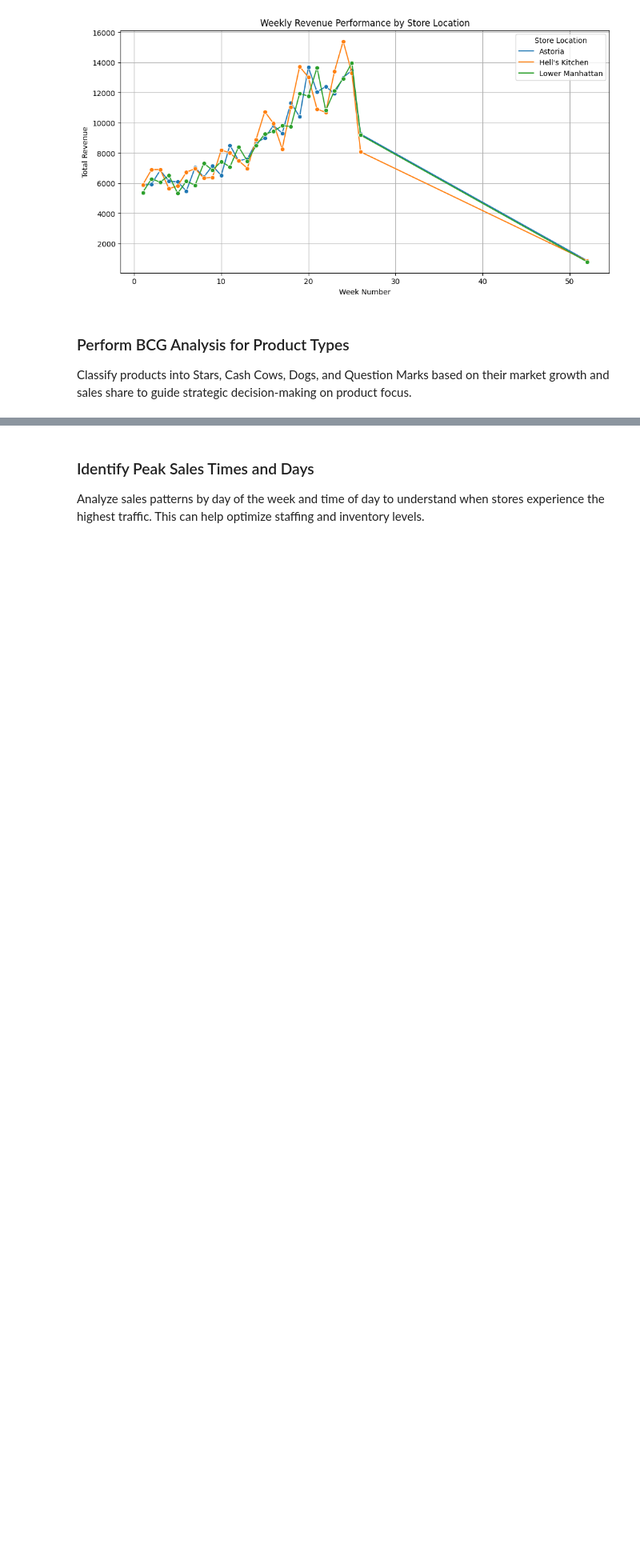
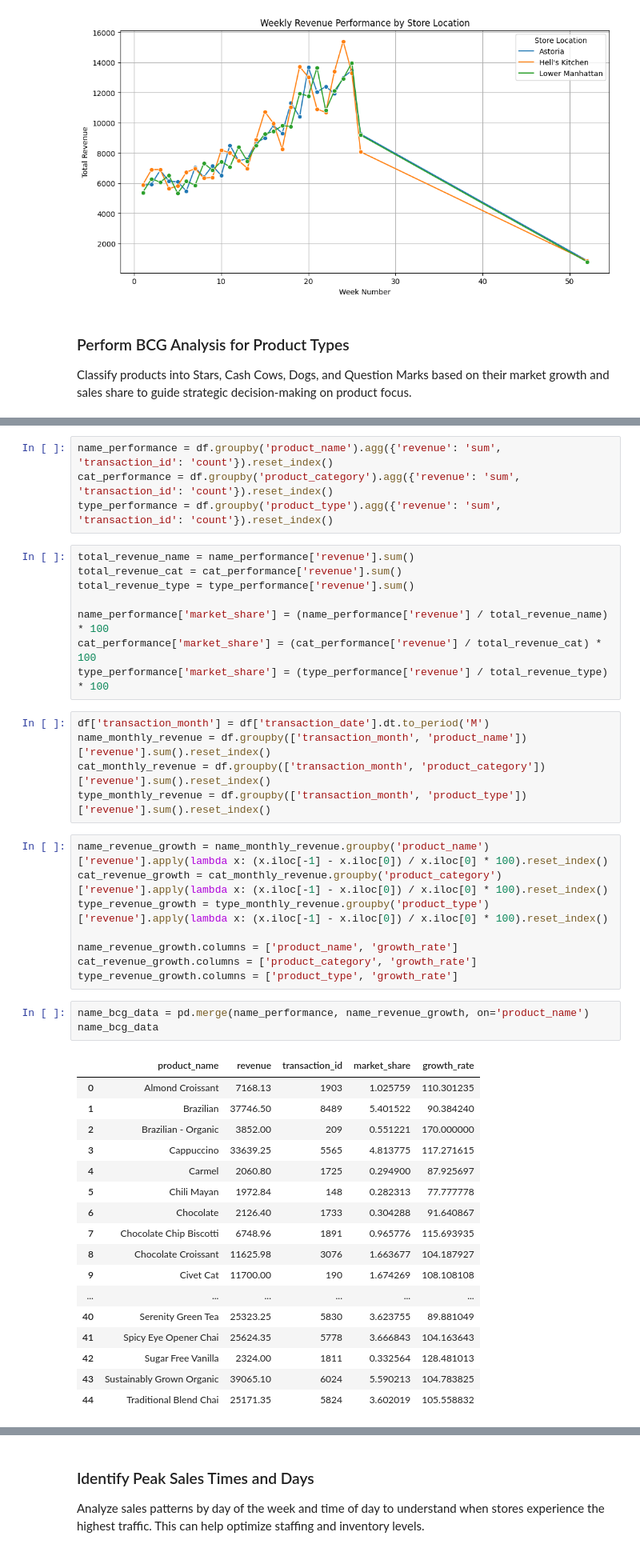
Before and after one commit to JinnOppa/Data-Analysis-Portfolio, a Jupyter notebook: coffee-shop-sales/project2.ipynb, the cells around one changed output, grey strips where cells are left out. Shown at 80% size. Cells and saved outputs as stored; diff of their text form; blank space fills up the shorter version.

```diff
--- a/coffee-shop-sales/project2.ipynb
+++ b/coffee-shop-sales/project2.ipynb
@@ -495,0 +539,46 @@ Classify products into Stars, Cash Cows, Dogs, and Question Marks based on their
+# %%
+name_performance = df.groupby('product_name').agg({'revenue': 'sum', 'transaction_id': 'count'}).reset_index()
+cat_performance = df.groupby('product_category').agg({'revenue': 'sum', 'transaction_id': 'count'}).reset_index()
+type_performance = df.groupby('product_type').agg({'revenue': 'sum', 'transaction_id': 'count'}).reset_index()
+# %%
+total_revenue_name = name_performance['revenue'].sum()
+total_revenue_cat = cat_performance['revenue'].sum()
+total_revenue_type = type_performance['revenue'].sum()
+
+name_performance['market_share'] = (name_performance['revenue'] / total_revenue_name) * 100
+cat_performance['market_share'] = (cat_performance['revenue'] / total_revenue_cat) * 100
+type_performance['market_share'] = (type_performance['revenue'] / total_revenue_type) * 100
+# %%
+df['transaction_month'] = df['transaction_date'].dt.to_period('M')
+name_monthly_revenue = df.groupby(['transaction_month', 'product_name'])['revenue'].sum().reset_index()
+cat_monthly_revenue = df.groupby(['transaction_month', 'product_category'])['revenue'].sum().reset_index()
+type_monthly_revenue = df.groupby(['transaction_month', 'product_type'])['revenue'].sum().reset_index()
+# %%
+name_revenue_growth = name_monthly_revenue.groupby('product_name')['revenue'].apply(lambda x: (x.iloc[-1] - x.iloc[0]) / x.iloc[0] * 100).reset_index()
+cat_revenue_growth = cat_monthly_revenue.groupby('product_category')['revenue'].apply(lambda x: (x.iloc[-1] - x.iloc[0]) / x.iloc[0] * 100).reset_index()
+type_revenue_growth = type_monthly_revenue.groupby('product_type')['revenue'].apply(lambda x: (x.iloc[-1] - x.iloc[0]) / x.iloc[0] * 100).reset_index()
+
+name_revenue_growth.columns = ['product_name', 'growth_rate']
+cat_revenue_growth.columns = ['product_category', 'growth_rate']
+type_revenue_growth.columns = ['product_type', 'growth_rate']
+# %%
+name_bcg_data = pd.merge(name_performance, name_revenue_growth, on='product_name')
+name_bcg_data
+# %% [output]
+|  | product_name | revenue | transaction_id | market_share | growth_rate |
+| 0 | Almond Croissant | 7168.13 | 1903 | 1.025759 | 110.301235 |
+| 1 | Brazilian | 37746.50 | 8489 | 5.401522 | 90.384240 |
+| 2 | Brazilian - Organic | 3852.00 | 209 | 0.551221 | 170.000000 |
+| 3 | Cappuccino | 33639.25 | 5565 | 4.813775 | 117.271615 |
+| 4 | Carmel | 2060.80 | 1725 | 0.294900 | 87.925697 |
+| 5 | Chili Mayan | 1972.84 | 148 | 0.282313 | 77.777778 |
+| 6 | Chocolate | 2126.40 | 1733 | 0.304288 | 91.640867 |
+| 7 | Chocolate Chip Biscotti | 6748.96 | 1891 | 0.965776 | 115.693935 |
+| 8 | Chocolate Croissant | 11625.98 | 3076 | 1.663677 | 104.187927 |
+| 9 | Civet Cat | 11700.00 | 190 | 1.674269 | 108.108108 |
+| ... | ... | ... | ... | ... | ... |
+| 40 | Serenity Green Tea | 25323.25 | 5830 | 3.623755 | 89.881049 |
+| 41 | Spicy Eye Opener Chai | 25624.35 | 5778 | 3.666843 | 104.163643 |
+| 42 | Sugar Free Vanilla | 2324.00 | 1811 | 0.332564 | 128.481013 |
+| 43 | Sustainably Grown Organic | 39065.10 | 6024 | 5.590213 | 104.783825 |
+| 44 | Traditional Blend Chai | 25171.35 | 5824 | 3.602019 | 105.558832 |
```
Also changed, not shown: parts of 11 cells of this notebook.
